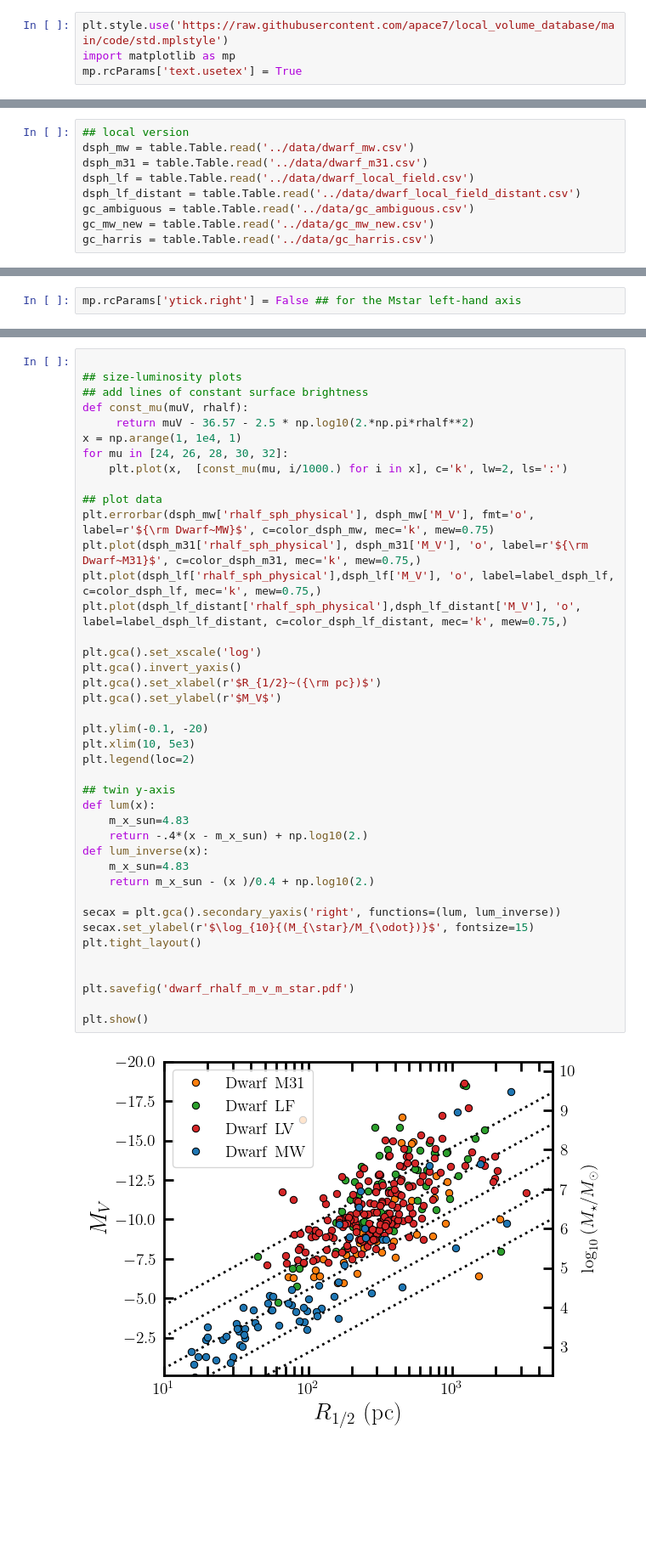
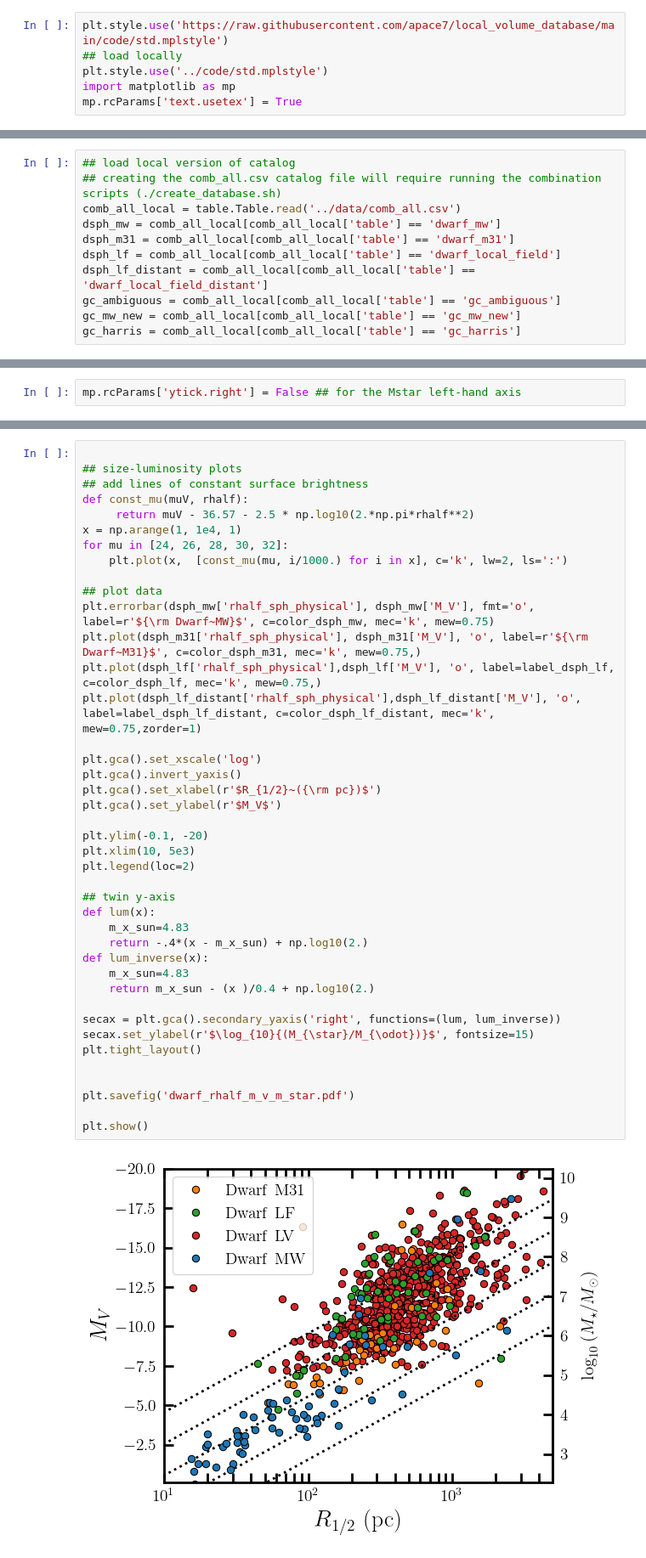
Before and after one commit to apace7/local_volume_database, a Jupyter notebook: paper_examples/plot_mv_rhalf_distance.ipynb, the cells around one changed output, grey strips where cells are left out. Shown at 85% size. Drawn from its saved outputs; the diff is of its cells as text; blank space fills up the shorter version.

```diff
--- a/paper_examples/plot_mv_rhalf_distance.ipynb
+++ b/paper_examples/plot_mv_rhalf_distance.ipynb
@@ -8,5 +10,7 @@ import matplotlib.pyplot as plt
 import astropy.table as table
 # %%
 plt.style.use('https://raw.githubusercontent.com/apace7/local_volume_database/main/code/std.mplstyle')
+## load locally
+plt.style.use('../code/std.mplstyle')
 import matplotlib as mp
 mp.rcParams['text.usetex'] = True
@@ -22,9 +56,11 @@ gc_harris = table.Table.read('https://raw.githubusercontent.com/apace7/local_vol
 # %%
-## local version
-dsph_mw = table.Table.read('../data/dwarf_mw.csv')
-dsph_m31 = table.Table.read('../data/dwarf_m31.csv')
-dsph_lf = table.Table.read('../data/dwarf_local_field.csv')
-dsph_lf_distant = table.Table.read('../data/dwarf_local_field_distant.csv')
-gc_ambiguous = table.Table.read('../data/gc_ambiguous.csv')
-gc_mw_new = table.Table.read('../data/gc_mw_new.csv')
-gc_harris = table.Table.read('../data/gc_harris.csv')
+## load local version of catalog
+## creating the comb_all.csv catalog file will require running the combination scripts (./create_database.sh)
+comb_all_local = table.Table.read('../data/comb_all.csv')
+dsph_mw = comb_all_local[comb_all_local['table'] == 'dwarf_mw']
+dsph_m31 = comb_all_local[comb_all_local['table'] == 'dwarf_m31']
+dsph_lf = comb_all_local[comb_all_local['table'] == 'dwarf_local_field']
+dsph_lf_distant = comb_all_local[comb_all_local['table'] == 'dwarf_local_field_distant']
+gc_ambiguous = comb_all_local[comb_all_local['table'] == 'gc_ambiguous']
+gc_mw_new = comb_all_local[comb_all_local['table'] == 'gc_mw_new']
+gc_harris = comb_all_local[comb_all_local['table'] == 'gc_harris']
@@ -145,35 +161,35 @@ for mu in [24, 26, 28, 30, 32]:
 plt.errorbar(dsph_mw['rhalf_sph_physical'], dsph_mw['M_V'], fmt='o', label=r'${\rm Dwarf~MW}$', c=color_dsph_mw, mec='k', mew=0.75)
 plt.plot(dsph_m31['rhalf_sph_physical'], dsph_m31['M_V'], 'o', label=r'${\rm Dwarf~M31}$', c=color_dsph_m31, mec='k', mew=0.75,)
 plt.plot(dsph_lf['rhalf_sph_physical'],dsph_lf['M_V'], 'o', label=label_dsph_lf, c=color_dsph_lf, mec='k', mew=0.75,)
-plt.plot(dsph_lf_distant['rhalf_sph_physical'],dsph_lf_distant['M_V'], 'o', label=label_dsph_lf_distant, c=color_dsph_lf_distant, mec='k', mew=0.75,)
+plt.plot(dsph_lf_distant['rhalf_sph_physical'],dsph_lf_distant['M_V'], 'o', label=label_dsph_lf_distant, c=color_dsph_lf_distant, mec='k', mew=0.75,zorder=1)
 
 plt.gca().set_xscale('log')
 plt.gca().invert_yaxis()
 plt.gca().set_xlabel(r'$R_{1/2}~({\rm pc})$')
 plt.gca().set_ylabel(r'$M_V$')
 
 plt.ylim(-0.1, -20)
 plt.xlim(10, 5e3)
 plt.legend(loc=2)
 
 ## twin y-axis
 def lum(x):
     m_x_sun=4.83
     return -.4*(x - m_x_sun) + np.log10(2.)
 def lum_inverse(x):
     m_x_sun=4.83
     return m_x_sun - (x )/0.4 + np.log10(2.)
 
 secax = plt.gca().secondary_yaxis('right', functions=(lum, lum_inverse))
 secax.set_ylabel(r'$\log_{10}{(M_{\star}/M_{\odot})}$', fontsize=15)
 plt.tight_layout()
 
 
 plt.savefig('dwarf_rhalf_m_v_m_star.pdf')
 
 plt.show()
 # %% [output]
-[figure, old version]
+[figure, new version]
 # %%
 ## version without D > 3 Mpc systems
 ## size-luminosity plots
```
Also changed, not shown: parts of 7 cells of this notebook, 11 other files.
